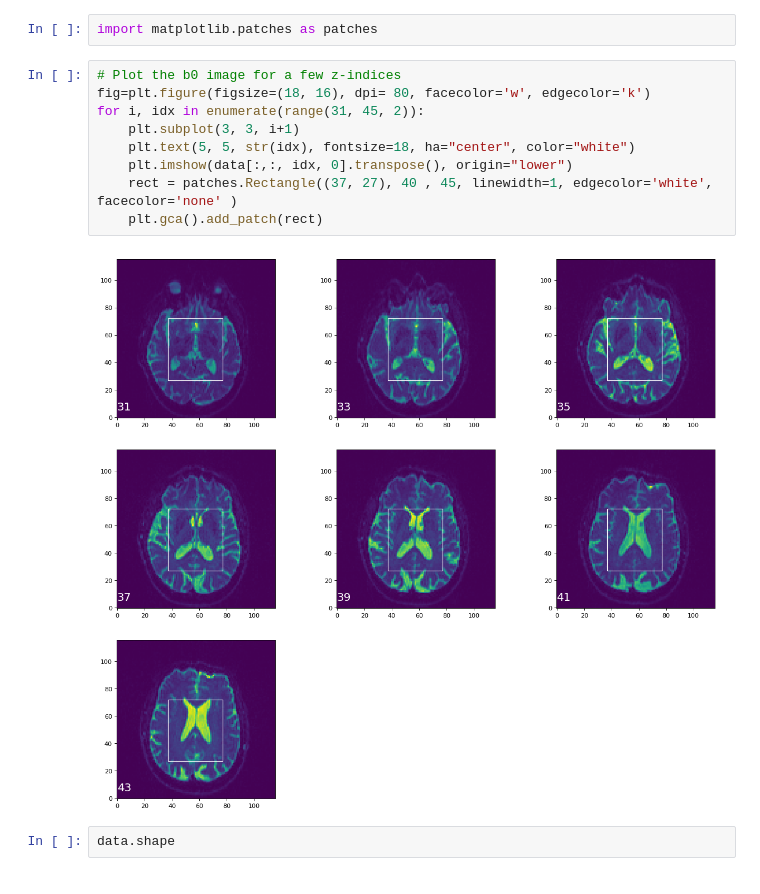
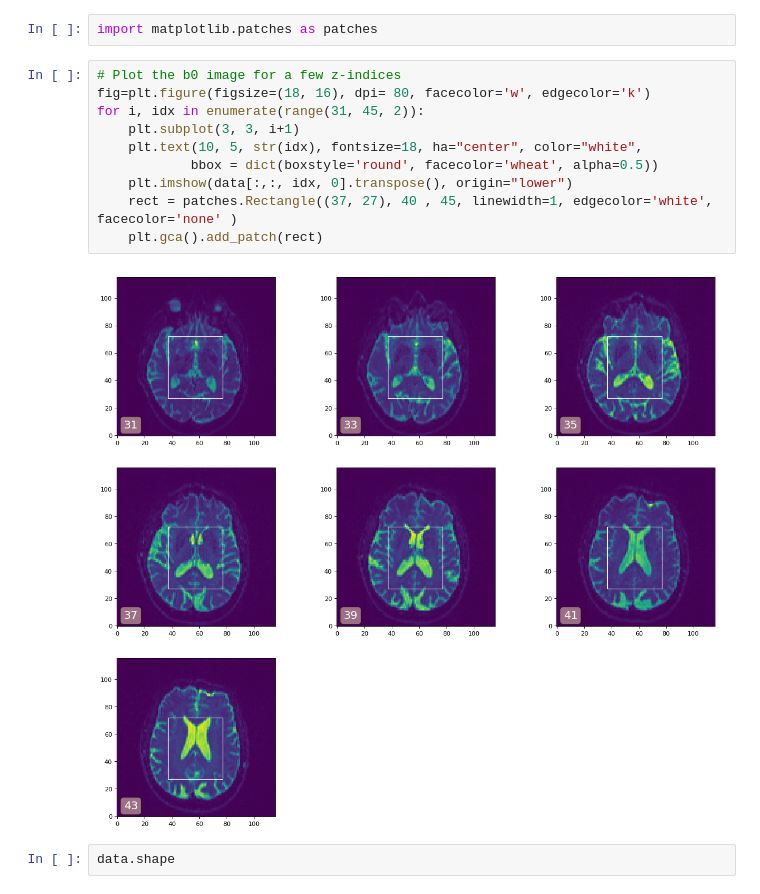
Before and after one commit to sameerd/DiffusionTensorImaging, a Jupyter notebook: notebooks/Pipeline - Crop.ipynb, the cells around one changed output. Cells and saved outputs as stored; diff of their text form.

```diff
--- a/notebooks/Pipeline - Crop.ipynb
+++ b/notebooks/Pipeline - Crop.ipynb
@@ -80,14 +80,15 @@ import matplotlib.patches as patches
 # %%
 # Plot the b0 image for a few z-indices
 fig=plt.figure(figsize=(18, 16), dpi= 80, facecolor='w', edgecolor='k')
 for i, idx in enumerate(range(31, 45, 2)):
     plt.subplot(3, 3, i+1)
-    plt.text(5, 5, str(idx), fontsize=18, ha="center", color="white")
+    plt.text(10, 5, str(idx), fontsize=18, ha="center", color="white",
+            bbox = dict(boxstyle='round', facecolor='wheat', alpha=0.5))
     plt.imshow(data[:,:, idx, 0].transpose(), origin="lower")
     rect = patches.Rectangle((37, 27), 40 , 45, linewidth=1, edgecolor='white', facecolor='none' )
     plt.gca().add_patch(rect)
 # %% [output]
-[figure, old version]
+[figure, new version]
 # %%
 data.shape
 # %% [output]
```
Also changed, not shown: parts of 1 cell of this notebook, 1 other file.
